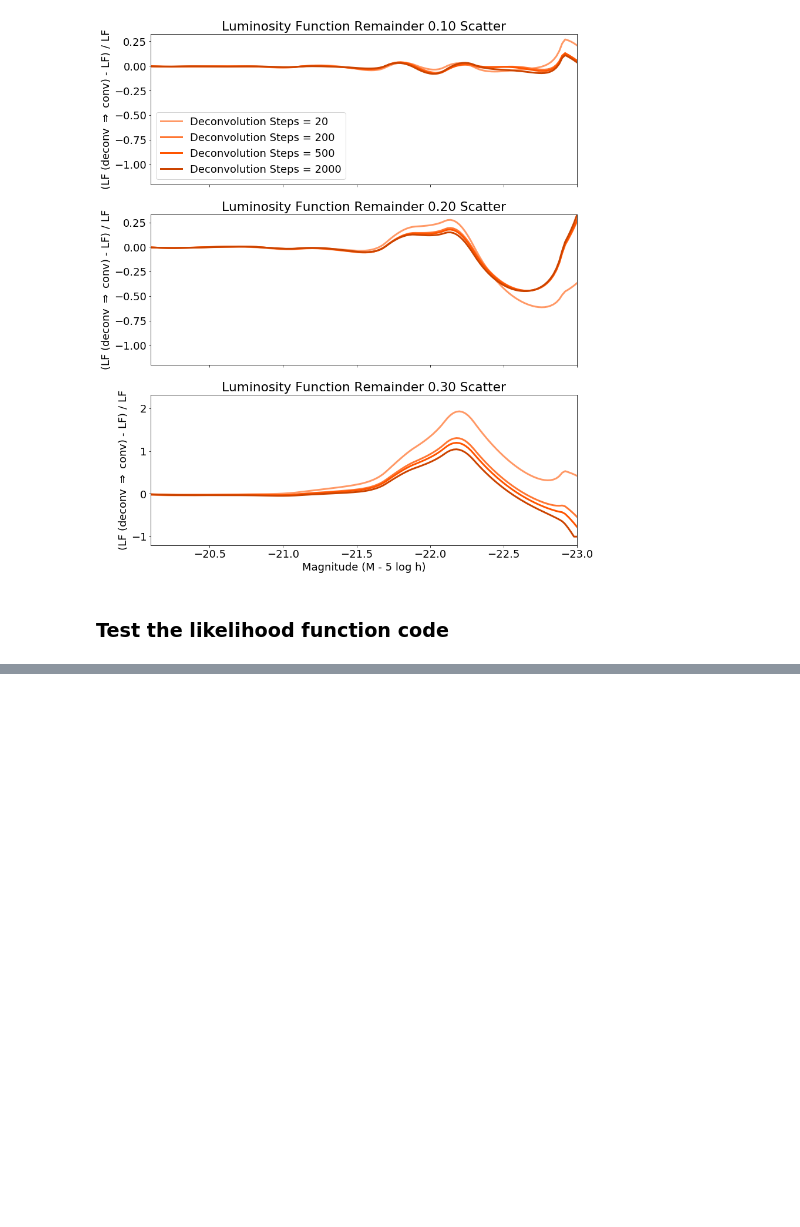
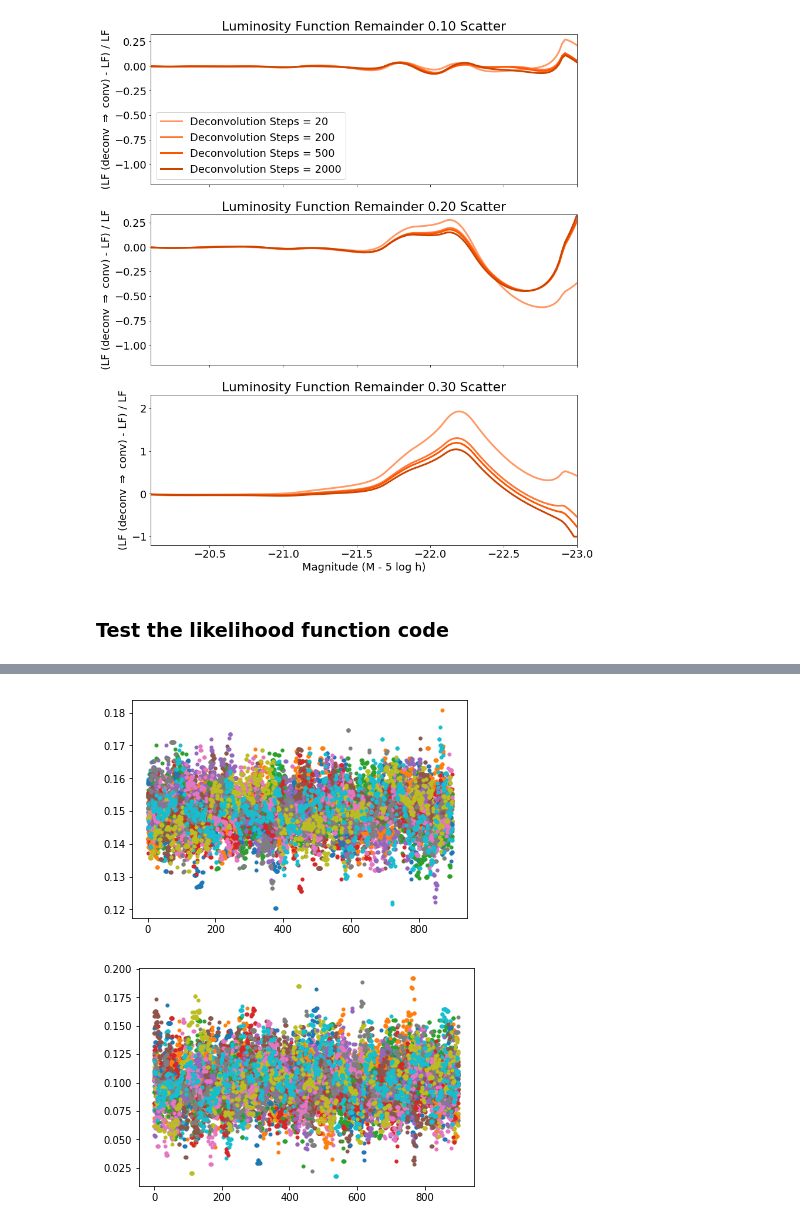
Before and after one commit to swagnercarena/am_abundance_matching, a Jupyter notebook: test_notebook.ipynb, the cells around one changed output, grey strips where cells are left out. Saved outputs shown, nothing was run; the diff lists cells and outputs as text; code cells hidden in the pictures; blank space fills up the shorter version.

Commit message:
updated test notebook

```diff
--- a/test_notebook.ipynb
+++ b/test_notebook.ipynb
@@ -191,0 +189,18 @@ Scatter 0.20, mu_cut 0.00, ll -32.66
+# %%
+n_params = 2; n_walkers = 20;
+n_steps = 1000
+pos = np.random.rand(n_params*n_walkers).reshape((n_walkers,n_params))*0.3
+def test_like(params):
+    return -np.sum(np.square(params-np.array([0.2,0.1]))/0.00001)
+sampler = emcee.EnsembleSampler(n_walkers, n_params, test_like, threads=6)
+# %%
+import csv
+fields=['scatter','mu_cut']
+with open(r'name', 'w') as f:
+    writer = csv.writer(f)
+    writer.writerow(fields)
+    save_step = 10
+    for step in tqdm(range(n_steps//save_step)):
+        pos, _, _ = sampler.run_mcmc(pos, save_step)
+        if step > 100//save_step:
+            writer.writerows(sampler.chain[:,-10:,:].reshape(-1,n_params))
@@ -192,3 +216,14 @@ Scatter 0.20, mu_cut 0.00, ll -32.66
+# %%
+chains = sampler.chain[:,100:,:]
+for chain in chains:
+    plt.plot(chain[:,0],'.')
+plt.show()
+for chain in chains:
+    plt.plot(chain[:,1],'.')
+plt.show()
+# %% [output]
+[figure, added]
+[figure, added]
 # %%
 custom_blues_complement = ["#FF9966", "#FF7733", "#FF5500", "#CC4400", "#993300","#662200"]
 wp_tests = np.loadtxt('toss_path_2000000_wp.txt')
```
Also changed, not shown: parts of 6 cells of this notebook.
